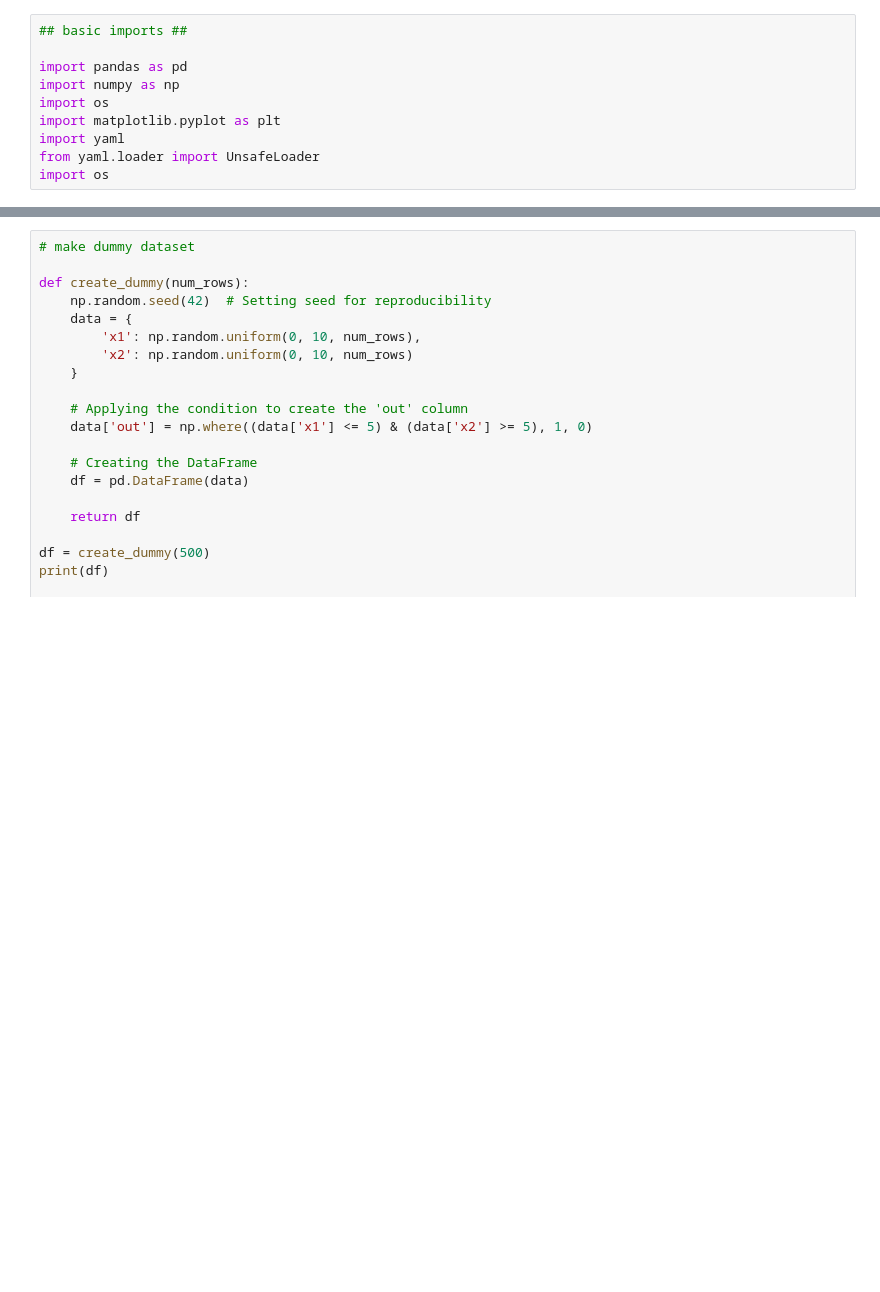
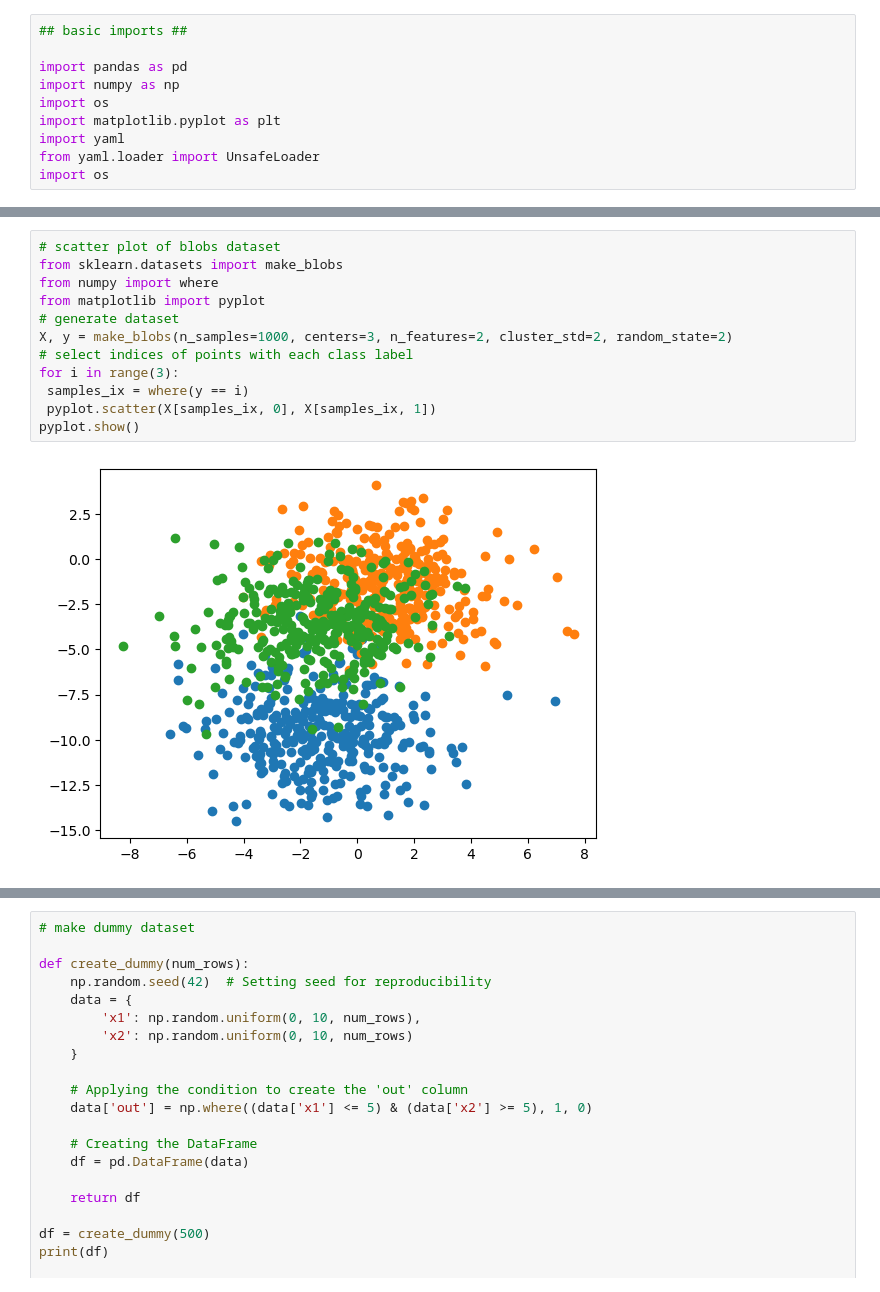
Before and after one commit to juelha/NeuroFuzzyRuleMiner, a Jupyter notebook: notebooks/DummyGeneration.ipynb, the cells around one changed output, grey strips where cells are left out. Cells and saved outputs as stored; diff of their text form; blank space fills up the shorter version.

```diff
--- a/notebooks/DummyGeneration.ipynb
+++ b/notebooks/DummyGeneration.ipynb
@@ -13,3 +59,17 @@ import os
+# %%
+# scatter plot of blobs dataset
+from sklearn.datasets import make_blobs
+from numpy import where
+from matplotlib import pyplot
+# generate dataset
+X, y = make_blobs(n_samples=1000, centers=3, n_features=2, cluster_std=2, random_state=2)
+# select indices of points with each class label
+for i in range(3):
+ samples_ix = where(y == i)
+ pyplot.scatter(X[samples_ix, 0], X[samples_ix, 1])
+pyplot.show()
+# %% [output]
+[figure, added]
 # %%
 # make dummy dataset
 
```
Also changed, not shown: parts of 3 cells of this notebook, 38 other files.
